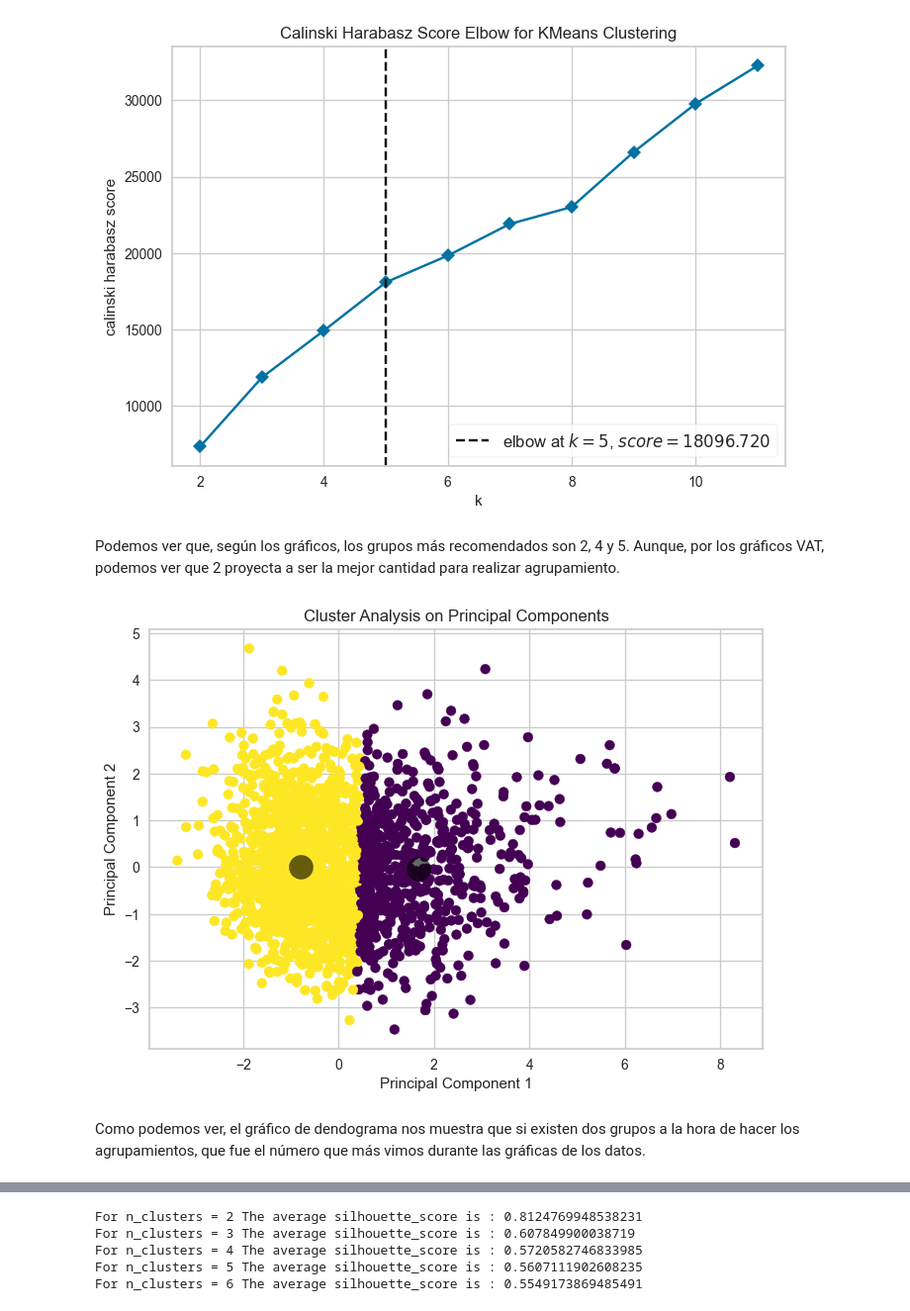
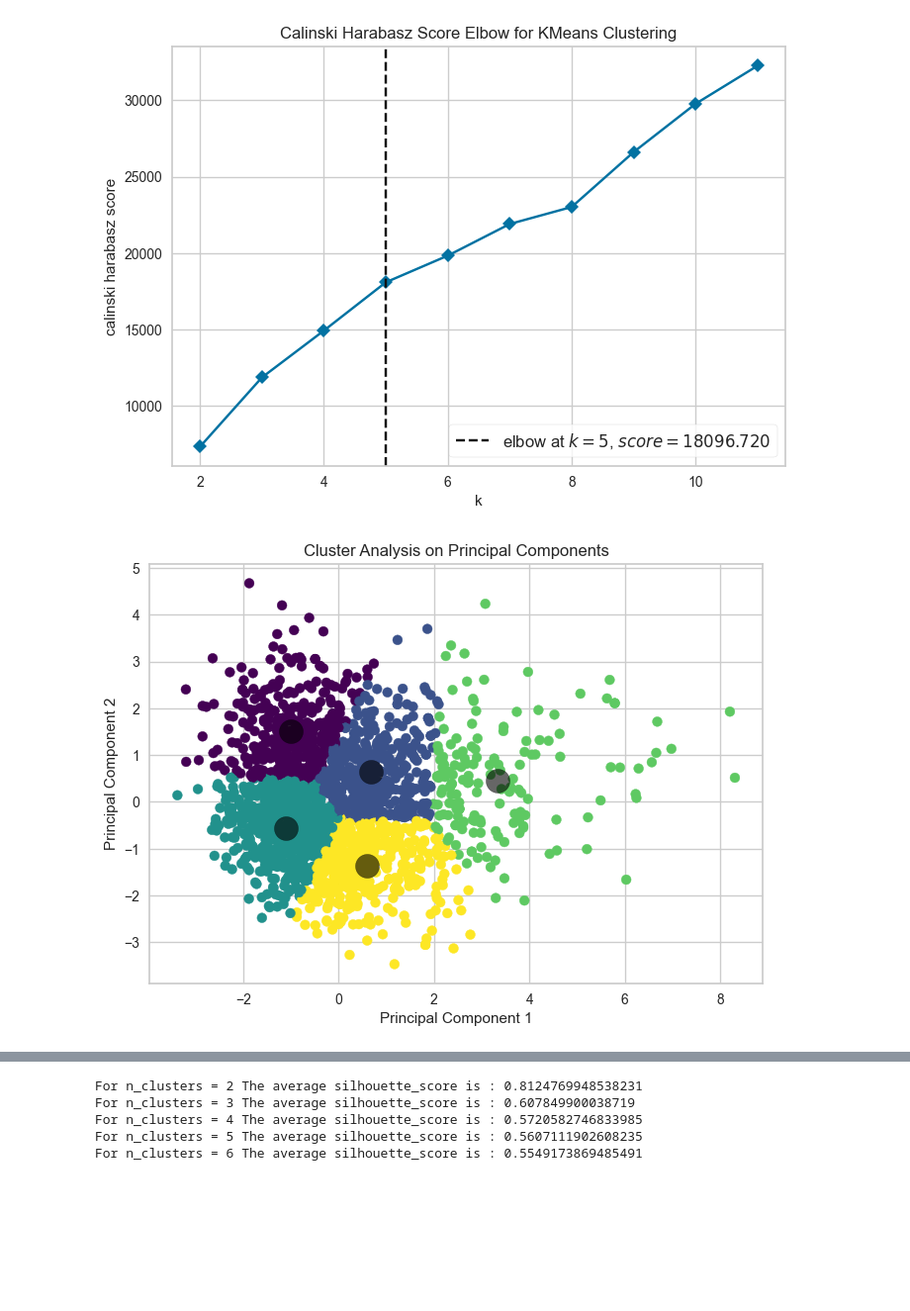
Before and after one commit to estebandonis/Proyecto1-MineriadeDatos, a Jupyter notebook: proyecto1.ipynb, the cells around one changed output, grey strips where cells are left out. Shown at 99% size. Cells and saved outputs as stored; diff of their text form; code cells hidden in the pictures; blank space fills up the shorter version.

```diff
--- a/proyecto1.ipynb
+++ b/proyecto1.ipynb
@@ -308,41 +304,37 @@ elbow value = optimal k: 2  | elbow score: 0.812
 Elbow Score Plot (calinski_harabasz metric):
 elbow value = optimal k: 5  | elbow score: 18,096.720
 [figure]
-# %% [markdown]
-Podemos ver que, según los gráficos, los grupos más recomendados son 2, 4 y 5. Aunque, por los gráficos VAT, podemos ver que 2 proyecta a ser la mejor cantidad para realizar agrupamiento.
 # %%
 import pandas as pd
 from sklearn.decomposition import PCA
 from sklearn.preprocessing import StandardScaler
 import seaborn as sns
 import matplotlib.pyplot as plt
 from sklearn.cluster import KMeans
 
 
 
 # Estandarización de las características
 features = ['popularity', 'danceability', 'energy', 'loudness', 'speechiness', 'acousticness', 'instrumentalness', 'liveness', 'valence', 'tempo']
 x = songs_df.loc[:, features].values
 x = StandardScaler().fit_transform(x)
 
 # PCA para reducir la dimensionalidad
 pca = PCA(n_components=2)
 principalComponents = pca.fit_transform(x)
 principalDf = pd.DataFrame(data=principalComponents, columns=['principal component 1', 'principal component 2'])
 
 # KMeans para el análisis de clusters
-kmeans = KMeans(n_clusters=2)
+kmeans = KMeans(n_clusters=5)
 kmeans.fit(principalDf)
 y_kmeans = kmeans.predict(principalDf)
 
 plt.scatter(principalDf['principal component 1'], principalDf['principal component 2'], c=y_kmeans, s=50, cmap='viridis')
 centers = kmeans.cluster_centers_
 plt.scatter(centers[:, 0], centers[:, 1], c='black', s=300, alpha=0.6)
 plt.xlabel('Principal Component 1')
 plt.ylabel('Principal Component 2')
 plt.title('Cluster Analysis on Principal Components')
 plt.show()
 # %% [output]
-[figure, old version]
+[figure, new version]
-# %% [markdown]
-Como podemos ver, el gráfico de dendograma nos muestra que si existen dos grupos a la hora de hacer los agrupamientos, que fue el número que más vimos durante las gráficas de los datos.
```
Also changed, not shown: parts of 26 cells of this notebook.
